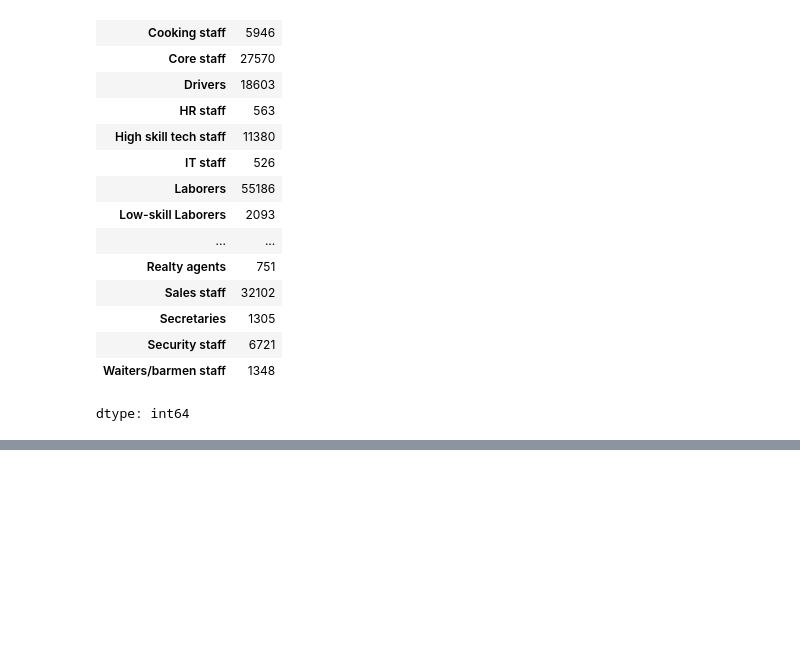
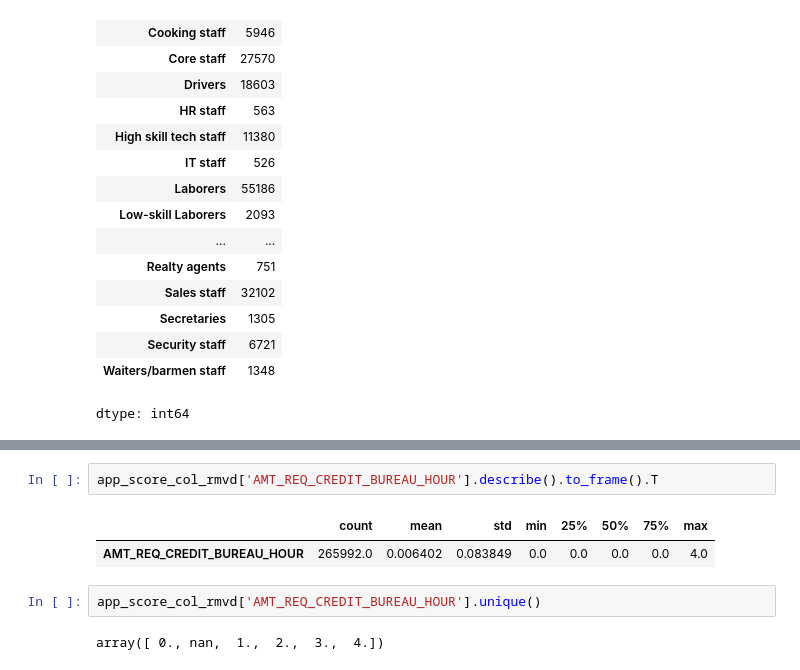
Before and after one commit to htetaunglynn94/portfolio_projects, a Jupyter notebook: eda_on_loan_default.ipynb, the cells around one changed output, grey strips where cells are left out. Drawn from its saved outputs; the diff is of its cells as text; blank space fills up the shorter version.

```diff
--- a/eda_on_loan_default.ipynb
+++ b/eda_on_loan_default.ipynb
@@ -307,0 +390,9 @@ dtype: int64
+# %%
+app_score_col_rmvd['AMT_REQ_CREDIT_BUREAU_HOUR'].describe().to_frame().T
+# %% [output]
+|  | count | mean | std | min | 25% | 50% | 75% | max |
+| AMT_REQ_CREDIT_BUREAU_HOUR | 265992.0 | 0.006402 | 0.083849 | 0.0 | 0.0 | 0.0 | 0.0 | 4.0 |
+# %%
+app_score_col_rmvd['AMT_REQ_CREDIT_BUREAU_HOUR'].unique()
+# %% [output]
+array([ 0., nan,  1.,  2.,  3.,  4.])
```
Also changed, not shown: parts of 10 cells of this notebook.
